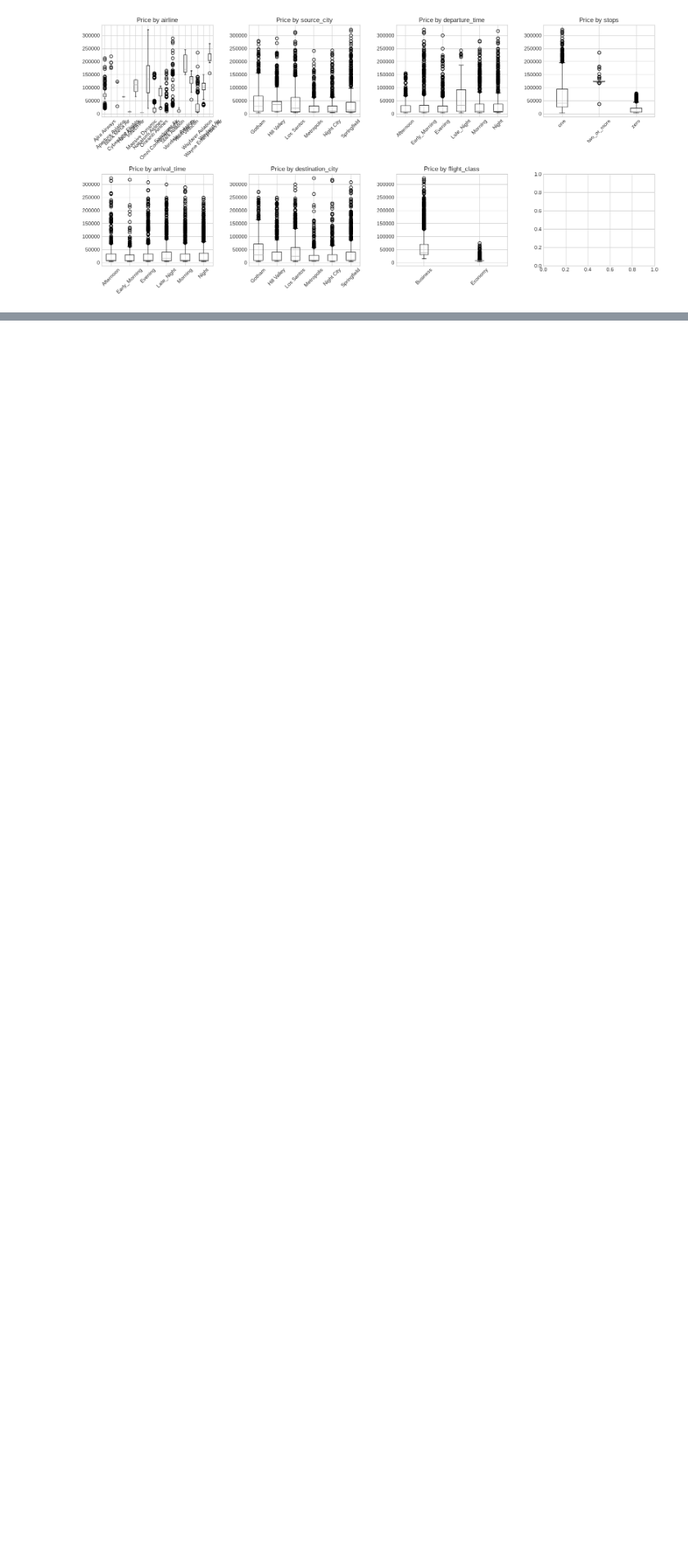
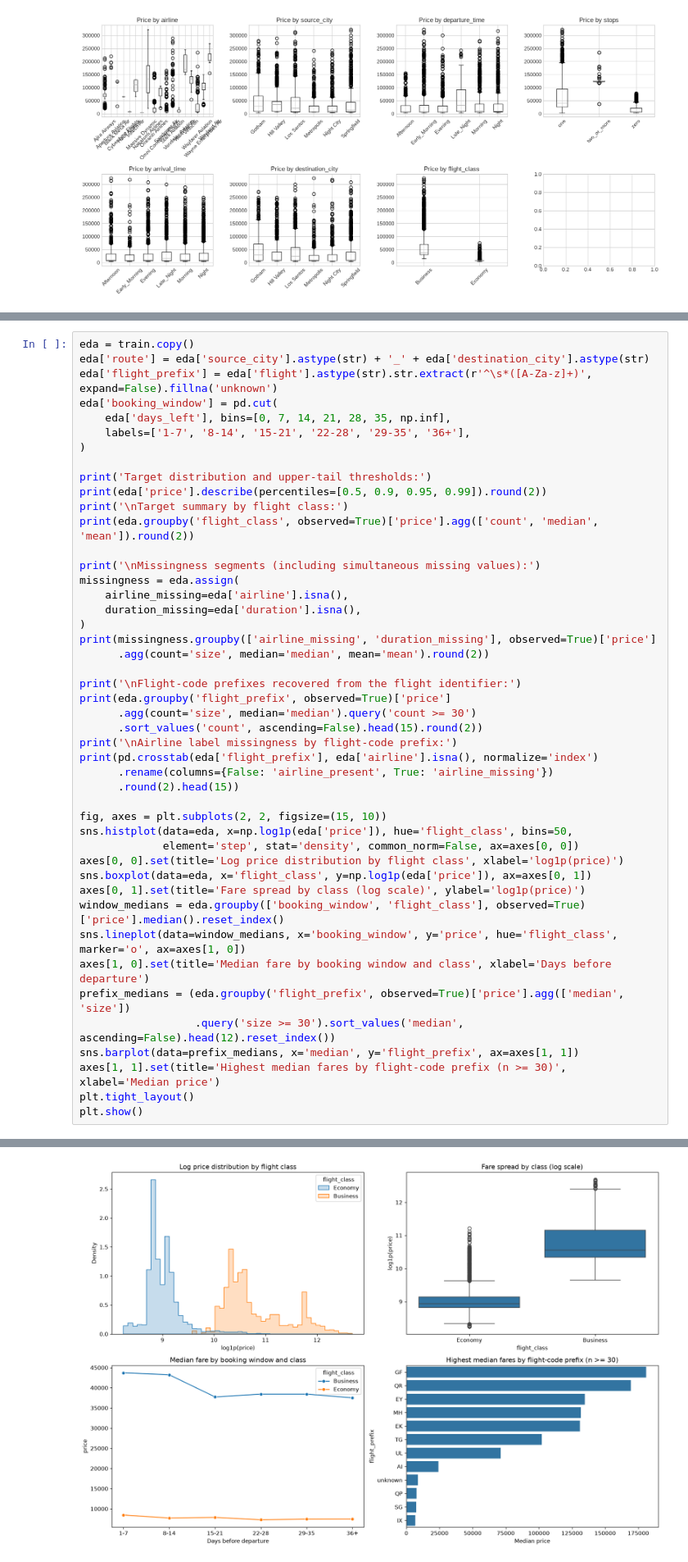
Before and after one commit to shell-raiser/IIITB-MTCSE-Codes, a Jupyter notebook: ml/Project I/domestic-flight-price-prediction-challenge/flight_price_prediction.ipynb, the cells around one changed output, grey strips where cells are left out. Shown at 82% size. Cells and saved outputs as stored; diff of their text form; blank space fills up the shorter version.

```diff
--- a/ml/Project I/domestic-flight-price-prediction-challenge/flight_price_prediction.ipynb
+++ b/ml/Project I/domestic-flight-price-prediction-challenge/flight_price_prediction.ipynb
@@ -139,0 +146,47 @@ plt.show()
+# %%
+eda = train.copy()
+eda['route'] = eda['source_city'].astype(str) + '_' + eda['destination_city'].astype(str)
+eda['flight_prefix'] = eda['flight'].astype(str).str.extract(r'^\s*([A-Za-z]+)', expand=False).fillna('unknown')
+eda['booking_window'] = pd.cut(
+    eda['days_left'], bins=[0, 7, 14, 21, 28, 35, np.inf],
+    labels=['1-7', '8-14', '15-21', '22-28', '29-35', '36+'],
+)
+
+print('Target distribution and upper-tail thresholds:')
+print(eda['price'].describe(percentiles=[0.5, 0.9, 0.95, 0.99]).round(2))
+print('\nTarget summary by flight class:')
+print(eda.groupby('flight_class', observed=True)['price'].agg(['count', 'median', 'mean']).round(2))
+
+print('\nMissingness segments (including simultaneous missing values):')
+missingness = eda.assign(
+    airline_missing=eda['airline'].isna(),
+    duration_missing=eda['duration'].isna(),
+)
+print(missingness.groupby(['airline_missing', 'duration_missing'], observed=True)['price']
+      .agg(count='size', median='median', mean='mean').round(2))
+
+print('\nFlight-code prefixes recovered from the flight identifier:')
+print(eda.groupby('flight_prefix', observed=True)['price']
+      .agg(count='size', median='median').query('count >= 30')
+      .sort_values('count', ascending=False).head(15).round(2))
+print('\nAirline label missingness by flight-code prefix:')
+print(pd.crosstab(eda['flight_prefix'], eda['airline'].isna(), normalize='index')
+      .rename(columns={False: 'airline_present', True: 'airline_missing'})
+      .round(2).head(15))
+
+fig, axes = plt.subplots(2, 2, figsize=(15, 10))
+sns.histplot(data=eda, x=np.log1p(eda['price']), hue='flight_class', bins=50,
+             element='step', stat='density', common_norm=False, ax=axes[0, 0])
+axes[0, 0].set(title='Log price distribution by flight class', xlabel='log1p(price)')
+sns.boxplot(data=eda, x='flight_class', y=np.log1p(eda['price']), ax=axes[0, 1])
+axes[0, 1].set(title='Fare spread by class (log scale)', ylabel='log1p(price)')
+window_medians = eda.groupby(['booking_window', 'flight_class'], observed=True)['price'].median().reset_index()
+sns.lineplot(data=window_medians, x='booking_window', y='price', hue='flight_class', marker='o', ax=axes[1, 0])
+axes[1, 0].set(title='Median fare by booking window and class', xlabel='Days before departure')
+prefix_medians = (eda.groupby('flight_prefix', observed=True)['price'].agg(['median', 'size'])
+                  .query('size >= 30').sort_values('median', ascending=False).head(12).reset_index())
+sns.barplot(data=prefix_medians, x='median', y='flight_prefix', ax=axes[1, 1])
+axes[1, 1].set(title='Highest median fares by flight-code prefix (n >= 30)', xlabel='Median price')
+plt.tight_layout()
+plt.show()
+# %% [output]
@@ -140,3 +210,4 @@ plt.show()
+[figure, added]
 # %% [markdown]
 ## 2. Data Preprocessing
 # %%
```
Also changed, not shown: parts of 21 cells of this notebook, 21 other files.
